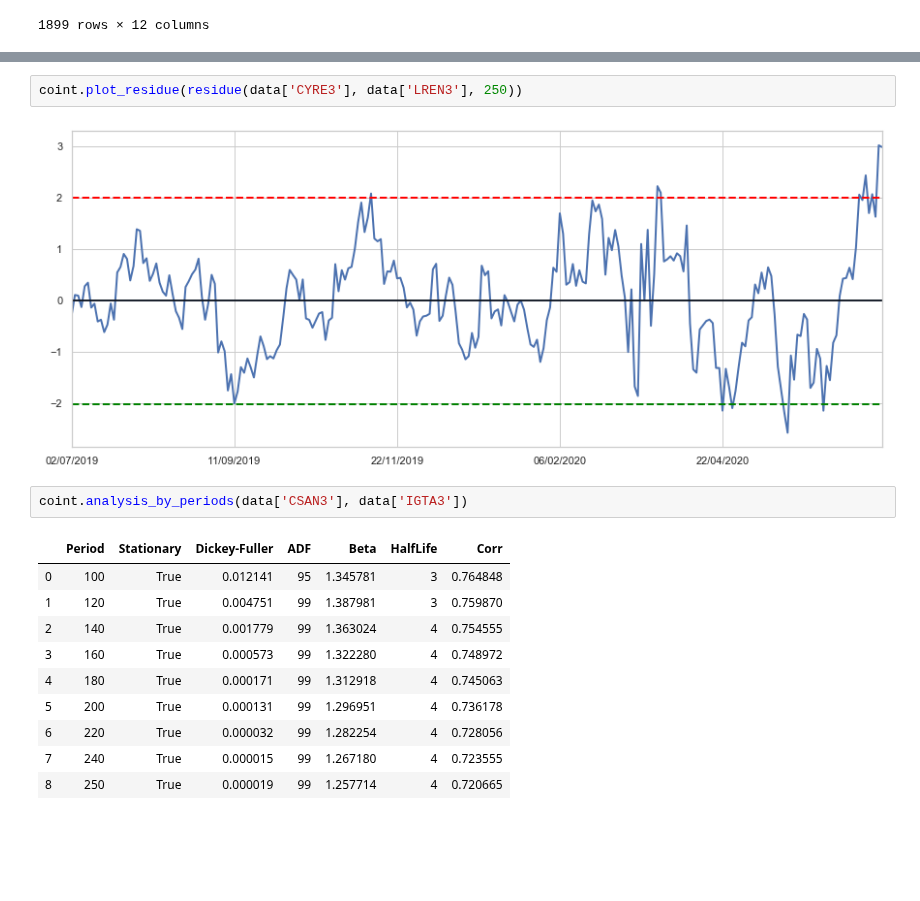
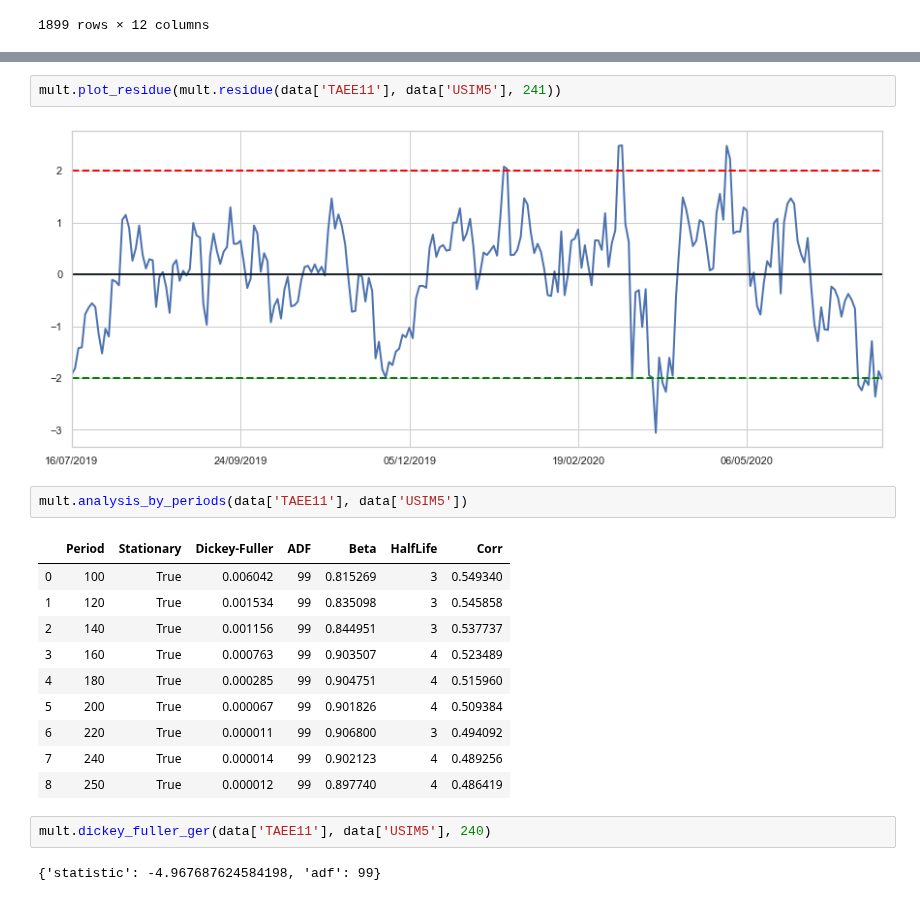
Before and after one commit to andreolvgomes/long-short-by-cointegration, a Jupyter notebook: Analysis-Pairs-Mult.ipynb, the cells around one changed output, grey strips where cells are left out. Cells and saved outputs as stored; diff of their text form; blank space fills up the shorter version.

```diff
--- a/Analysis-Pairs-Mult.ipynb
+++ b/Analysis-Pairs-Mult.ipynb
@@ -60,17 +74,21 @@ pairs_signal
 # %%
-coint.plot_residue(residue(data['CYRE3'], data['LREN3'], 250))
+mult.plot_residue(mult.residue(data['TAEE11'], data['USIM5'], 241))
 # %% [output]
-[figure, old version]
+[figure, new version]
 # %%
-coint.analysis_by_periods(data['CSAN3'], data['IGTA3'])
+mult.analysis_by_periods(data['TAEE11'], data['USIM5'])
 # %% [output]
 |  | Period | Stationary | Dickey-Fuller | ADF | Beta | HalfLife | Corr |
-| 0 | 100 | True | 0.012141 | 95 | 1.345781 | 3 | 0.764848 |
-| 1 | 120 | True | 0.004751 | 99 | 1.387981 | 3 | 0.759870 |
-| 2 | 140 | True | 0.001779 | 99 | 1.363024 | 4 | 0.754555 |
-| 3 | 160 | True | 0.000573 | 99 | 1.322280 | 4 | 0.748972 |
-| 4 | 180 | True | 0.000171 | 99 | 1.312918 | 4 | 0.745063 |
-| 5 | 200 | True | 0.000131 | 99 | 1.296951 | 4 | 0.736178 |
-| 6 | 220 | True | 0.000032 | 99 | 1.282254 | 4 | 0.728056 |
-| 7 | 240 | True | 0.000015 | 99 | 1.267180 | 4 | 0.723555 |
-| 8 | 250 | True | 0.000019 | 99 | 1.257714 | 4 | 0.720665 |
+| 0 | 100 | True | 0.006042 | 99 | 0.815269 | 3 | 0.549340 |
+| 1 | 120 | True | 0.001534 | 99 | 0.835098 | 3 | 0.545858 |
+| 2 | 140 | True | 0.001156 | 99 | 0.844951 | 3 | 0.537737 |
+| 3 | 160 | True | 0.000763 | 99 | 0.903507 | 4 | 0.523489 |
+| 4 | 180 | True | 0.000285 | 99 | 0.904751 | 4 | 0.515960 |
+| 5 | 200 | True | 0.000067 | 99 | 0.901826 | 4 | 0.509384 |
+| 6 | 220 | True | 0.000011 | 99 | 0.906800 | 3 | 0.494092 |
+| 7 | 240 | True | 0.000014 | 99 | 0.902123 | 4 | 0.489256 |
+| 8 | 250 | True | 0.000012 | 99 | 0.897740 | 4 | 0.486419 |
+# %%
+mult.dickey_fuller_ger(data['TAEE11'], data['USIM5'], 240)
+# %% [output]
+{'statistic': -4.967687624584198, 'adf': 99}
```
Also changed, not shown: parts of 4 cells of this notebook, 6 other files.
